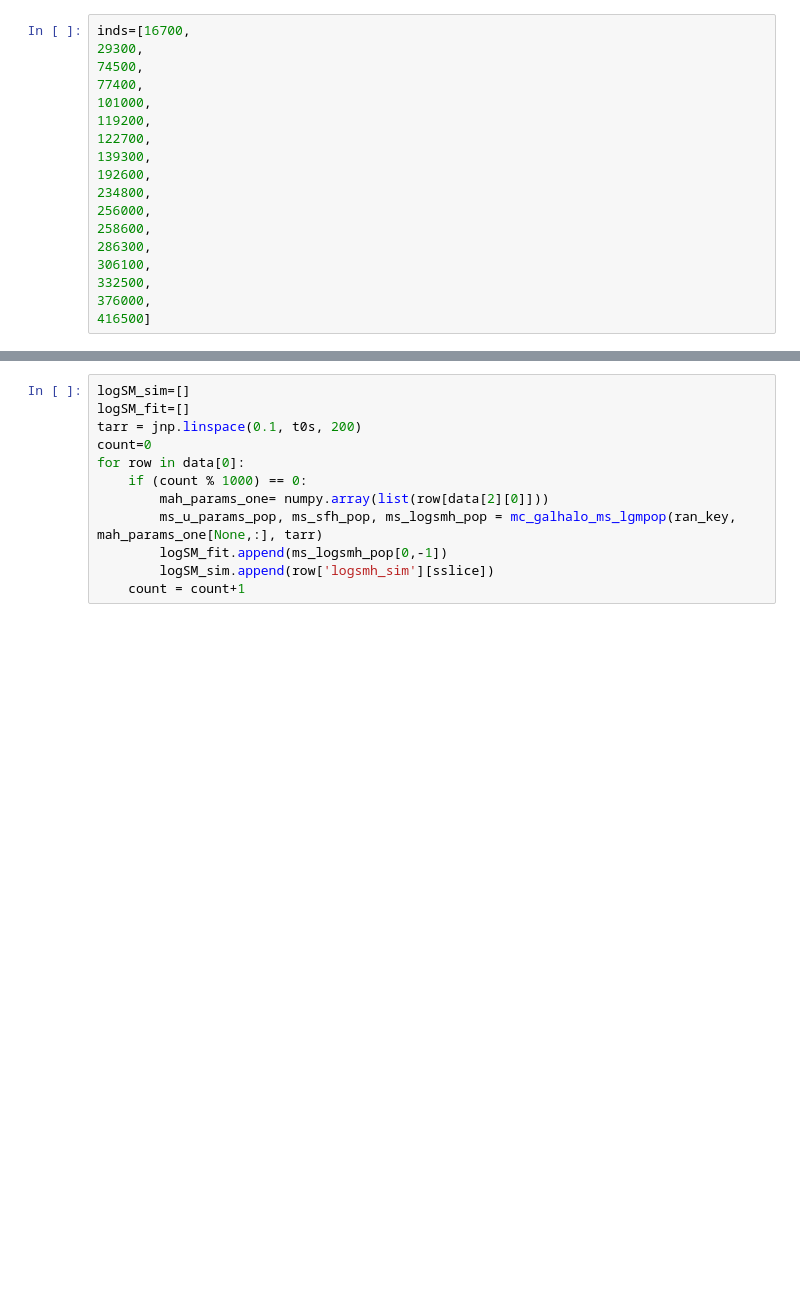
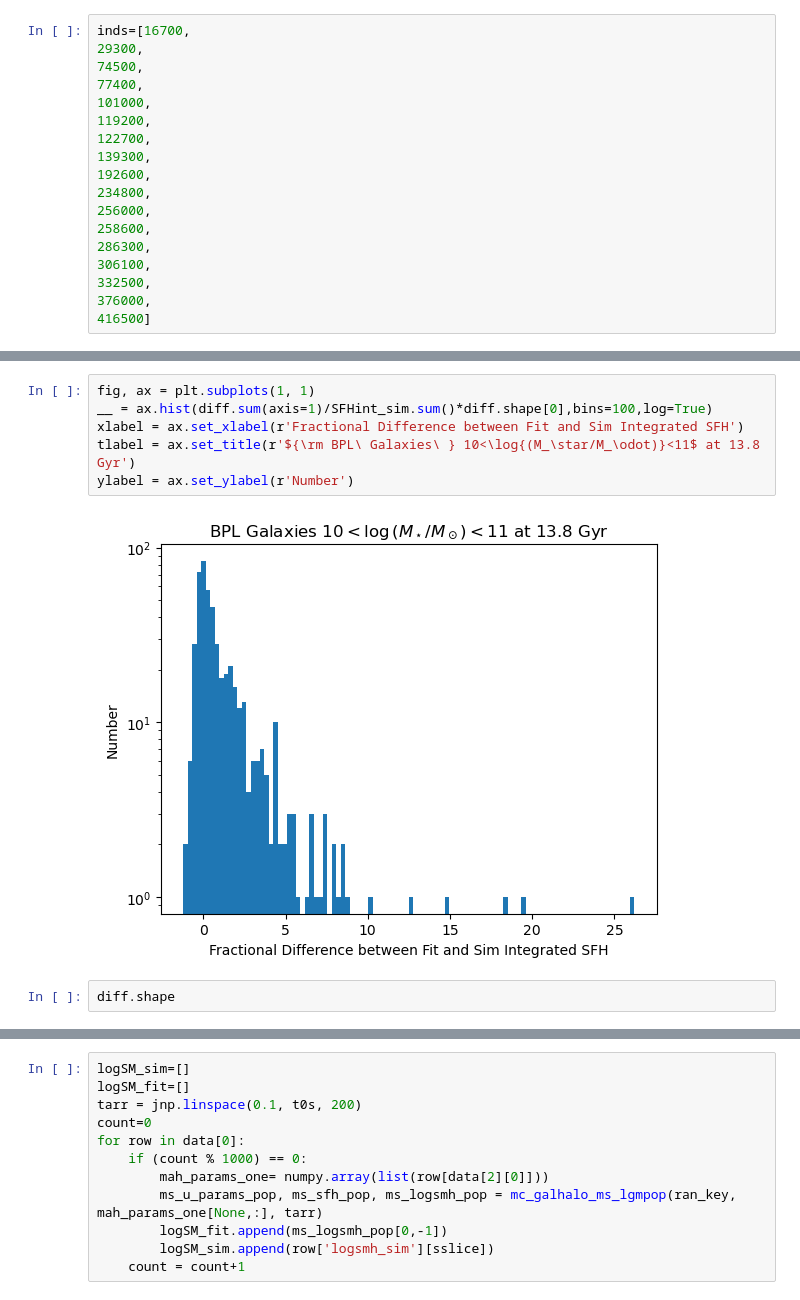
Before and after one commit to AlexGKim/sn_diffstar, a Jupyter notebook: nb/BPL.ipynb, the cells around one changed output, grey strips where cells are left out. Drawn from its saved outputs; the diff is of its cells as text; blank space fills up the shorter version.

```diff
--- a/nb/BPL.ipynb
+++ b/nb/BPL.ipynb
@@ -180,0 +181,10 @@ It is known that they will be different
+# %%
+fig, ax = plt.subplots(1, 1)
+__ = ax.hist(diff.sum(axis=1)/SFHint_sim.sum()*diff.shape[0],bins=100,log=True)
+xlabel = ax.set_xlabel(r'Fractional Difference between Fit and Sim Integrated SFH')
+tlabel = ax.set_title(r'${\rm BPL\ Galaxies\ } 10<\log{(M_\star/M_\odot)}<11$ at 13.8 Gyr')
+ylabel = ax.set_ylabel(r'Number')
+# %% [output]
+[figure, added]
+# %%
+diff.shape
```
Also changed, not shown: parts of 15 cells of this notebook.
